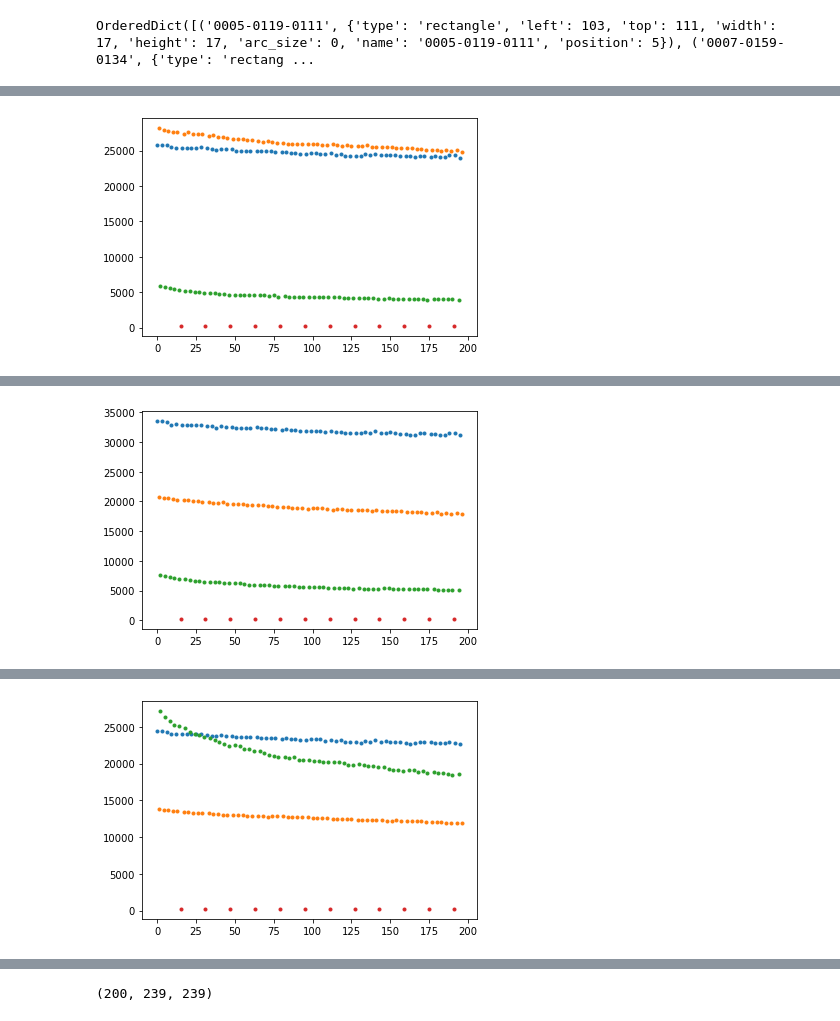
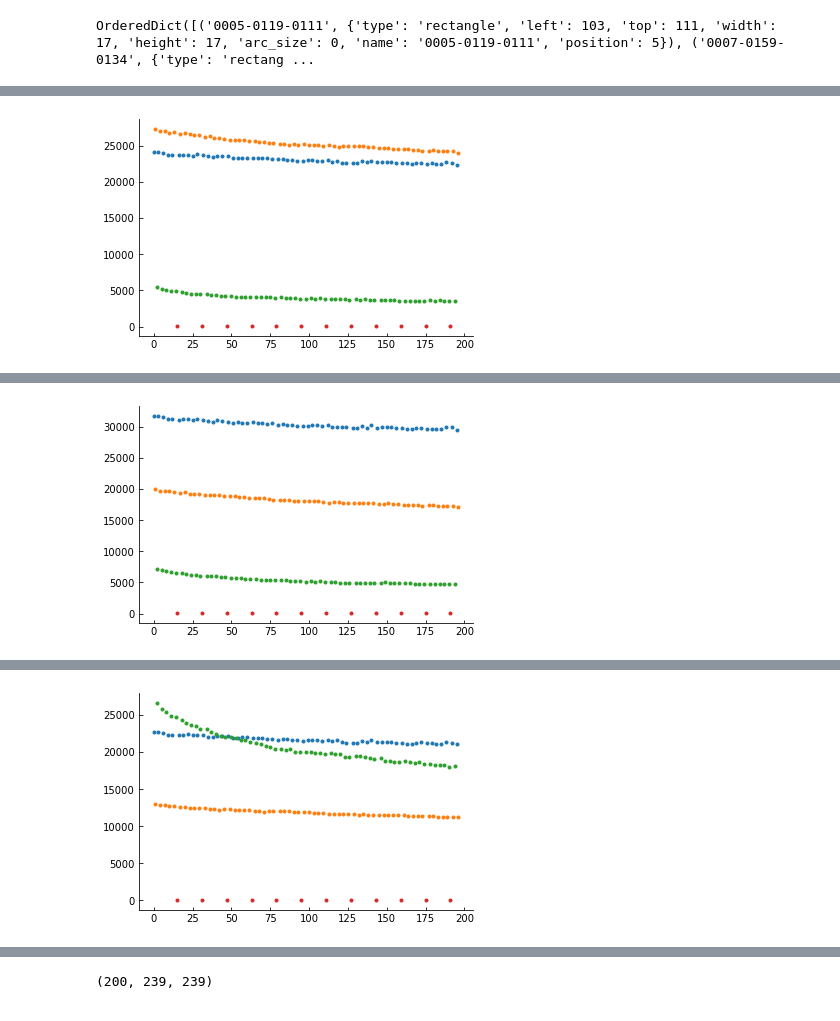
Before and after one commit to mufpga/analysis, a Jupyter notebook: multi-color.ipynb, the cells around one changed output, grey strips where cells are left out. Saved outputs shown, nothing was run; the diff lists cells and outputs as text; code cells hidden in the pictures.

```diff
--- a/multi-color.ipynb
+++ b/multi-color.ipynb
@@ -1,11 +5,19 @@
 # %%
+import os
 import os.path as op
 import numpy as np
 import tifffile as tff
 import read_roi as rr
+from skimage.metrics import mean_squared_error as mse
 
+# define some matplotlib style for all figures
 %matplotlib inline
 import matplotlib.pyplot as plt
+import matplotlib as mpl
+mpl.rcParams['axes.spines.right'] = False
+mpl.rcParams['axes.spines.top'] = False
+mpl.rcParams['xtick.direction'] = 'in'
+mpl.rcParams['ytick.direction'] = 'in'
 # %%
 def read_image(path, norm = False):
     tif = tff.TiffFile(path)
@@ -31,13 +43,15 @@ def extract_roi(roi):
 
     return x0, y0, w, h
 
-
-def average_over_roi(img, roi):
+def average_over_roi(img, roi, bg_subtraction = False):
     vals = np.zeros((img.shape[0],1))
     x0, y0, w, h = extract_roi(roi)
 
     for z in range(img.shape[0]):
-        vals[z] = np.mean(img[z, x0:x0+w, y0:y0+h])
+        if bg_subtraction:
+            vals[z] = np.mean(img[z, x0:x0+w, y0:y0+h])-np.mean(img[z,0:40,0:40])
+        else:
+            vals[z] = np.mean(img[z, x0:x0+w, y0:y0+h])
 
     return vals
 
@@ -99,7 +113,7 @@ def split_pattern(vals, pattern):
 
     return np.concatenate(split, axis = 0), indices
 
-def plot_overlays_intensity(img, rois, offset = 0, patterns = []):
+def plot_overlays_intensity(img, rois, offset = 0, patterns = [], bg_subtraction = False):
     for i, k in enumerate(rois.keys()):
 
         plt.figure(figsize=(15, 15))
@@ -107,7 +121,7 @@ def plot_overlays_intensity(img, rois, offset = 0, patterns = []):
             plt.subplot(1, len(rois.keys()), j+1)
             plt.imshow(overlay_roi_im(img, rois[k], offset+j))
 
-        av = average_over_roi(img, rois[k])
+        av = average_over_roi(img, rois[k], bg_subtraction)
 
         if len(patterns) == 0:
             plt.figure()
@@ -117,6 +131,29 @@ def plot_overlays_intensity(img, rois, offset = 0, patterns = []):
             for p in patterns:
                 a_filt, ind = split_pattern(av[offset:], p)
                 plt.plot(ind, a_filt, '.')
+
+def plot_pattern_mse(img, index = [], pattern = None, data_range = 65535):
+
+    if index:
+
+        fig, axs = plt.subplots(1, len(index), sharey=True)
+        for k, ind in enumerate(index):
+            ref = img[ind,...]
+            if pattern:
+                for i, p in enumerate(pattern):
+                    mse_p = []
+                    inds_p = []
+                    for z in range(img.shape[0]):
+                        if z != ind and p[z%16] == '1':
+                            v_mse = mse(ref, img[z,...])
+                            mse_p.append(v_mse)
+                            inds_p.append(z)
+
+                    axs[k].plot(inds_p, mse_p, '.')
+                    axs[k].title.set_text(f'Frame {ind}')
+                    axs[k].set_xlabel('frame')
+                    if k==0:
+                        axs[k].set_ylabel('mse (a.u.)')
 # %% [markdown]
 ## Multi-color with interleaved excitation
 # %%
@@ -139,11 +176,11 @@ print(rois)
 OrderedDict([('0005-0119-0111', {'type': 'rectangle', 'left': 103, 'top': 111, 'width': 17, 'height': 17, 'arc_size': 0, 'name': '0005-0119-0111', 'position': 5}), ('0007-0159-0134', {'type': 'rectang ...
 # %%
 patterns = ['1001001001001000','0100100100100100','0010010010010010','0000000000000001']
-plot_overlays_intensity(im[3:,...], rois, patterns = patterns)
+plot_overlays_intensity(im[3:,...], rois, patterns = patterns, bg_subtraction=True)
 # %% [output]
 [figure]
-[figure, old version]
+[figure, new version]
 [figure]
-[figure, old version]
+[figure, new version]
 [figure]
-[figure, old version]
+[figure, new version]
```
Also changed, not shown: parts of 4 cells of this notebook, 1 other file.
